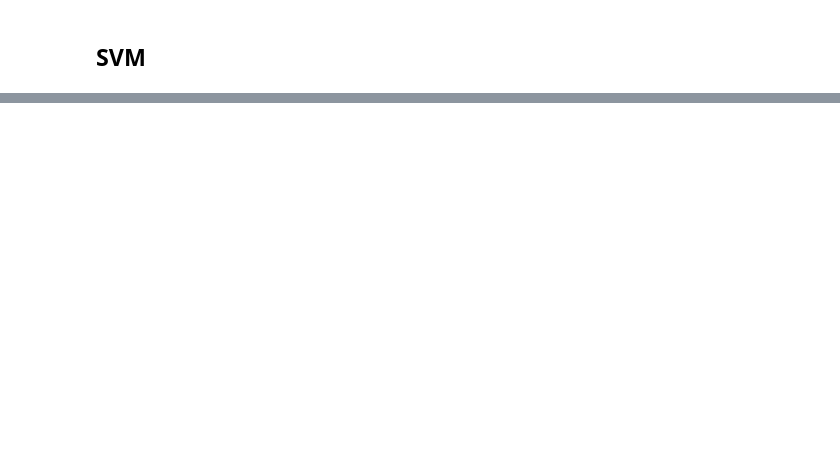
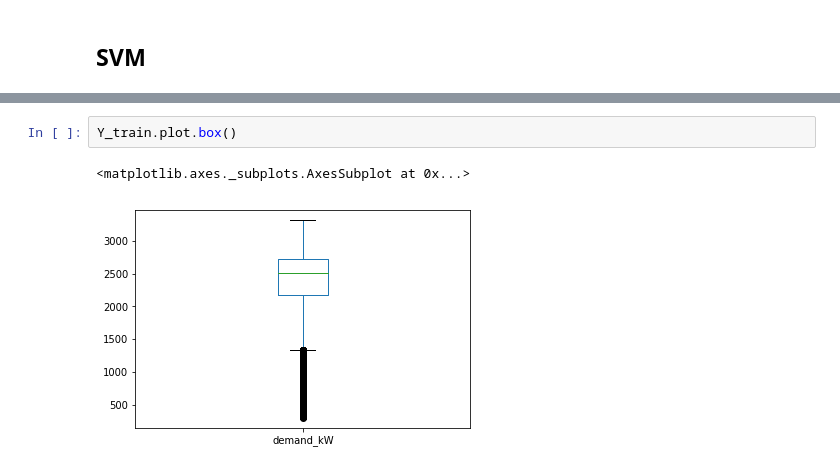
Before and after one commit to Robpennekamp/AppliedMachineLearning, a Jupyter notebook: Model Training by Sonja.ipynb, the cells around one changed output, grey strips where cells are left out. Drawn from its saved outputs; the diff is of its cells as text; blank space fills up the shorter version.

```diff
--- a/Model Training by Sonja.ipynb
+++ b/Model Training by Sonja.ipynb
@@ -372,0 +574,5 @@ KeyError: 'squared_error'
+# %%
+Y_train.plot.box()
+# %% [output]
+<matplotlib.axes._subplots.AxesSubplot at 0x...>
+[figure, added]
```
Also changed, not shown: parts of 39 cells of this notebook.
